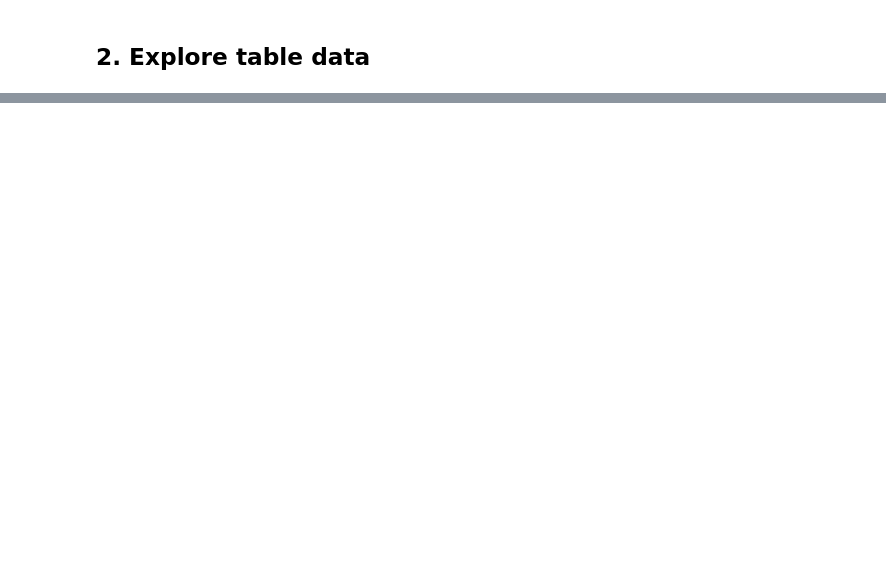
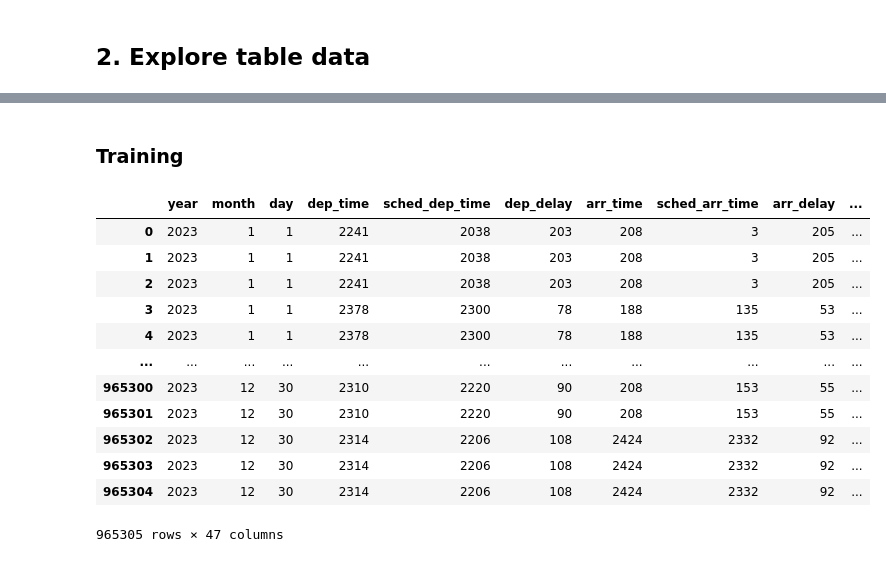
Before and after one commit to nekitivlev/DataAnalyticsProject, a Jupyter notebook: data_analytics_task.ipynb, the cells around one changed output, grey strips where cells are left out. Drawn from its saved outputs; the diff is of its cells as text; code cells hidden in the pictures; blank space fills up the shorter version.

Commit message:
added training

```diff
--- a/data_analytics_task.ipynb
+++ b/data_analytics_task.ipynb
@@ -29,26 +29,30 @@ Weather shape: (26204, 16)
 # %%
+def col_filna(col):
+    return col.fillna(col[~col.isna()].astype(str).str.replace(',', '.').astype('float').mean())
+
+
 def clean_airports(df):
     # Drop rows with missing data since there is little of them
-    df = df.dropna()
     df['faa'] = df['faa'].astype(str)
     df['name'] = df['name'].astype(str)
     df['lat'] = df['lat'].astype(str).str.replace(',', '.').astype(float)
     df['lon'] = df['lon'].astype(str).str.replace(',', '.').astype(float)
     df['alt'] = df['alt'].astype(str).str.replace(',', '.').astype(float)
-    df['tz'] = df['tz'].astype(int)
+    df['tz'] = col_filna(df['tz']).astype(int)
     df['dst'] = df['dst'].astype(str)
     df['tzone'] = df['tzone'].astype(str)
     return df
 
 
 def clean_flights(df):
-    df = df.dropna()
     df['year'] = df['year'].astype(int)
     df['month'] = df['month'].astype(int)
     df['day'] = df['day'].astype(int)
     df['sched_dep_time'] = df['sched_dep_time'].astype(int)
-    df['dep_delay'] = df['dep_delay'].astype(int)
+    df['dep_delay'] = col_filna(df['dep_delay']).astype(int)
+    df['air_time'] = col_filna(df['air_time']).astype(str).str.replace(',', '.').astype(float)
     df['sched_arr_time'] = df['sched_arr_time'].astype(int)
+    df = df.dropna()
     df['arr_delay'] = df['arr_delay'].astype(int)
 
     # Data in dep_time and arr_time is corrupted due to not taking into account departing/arriving on the next day
@@ -60,7 +64,6 @@ def clean_flights(df):
     df['tailnum'] = df['tailnum'].astype(str)
     df['origin'] = df['origin'].astype(str)
     df['dest'] = df['dest'].astype(str)
-    df['air_time'] = df['air_time'].astype(str).str.replace(',', '.').astype(float)
     df['distance'] = df['distance'].astype(str).str.replace(',', '.').astype(float)
     df['hour'] = df['hour'].astype(int)
     df['minute'] = df['minute'].astype(int)
@@ -69,9 +72,8 @@ def clean_flights(df):
 
 
 def clean_planes(df):
-    df = df.dropna()
     df['tailnum'] = df['tailnum'].astype(str)
-    df['year'] = df['year'].astype(int)
+    df['year'] = col_filna(df['year']).astype(int)
     df['type'] = df['type'].astype(str)
     df['manufacturer'] = df['manufacturer'].astype(str)
     df['model'] = df['model'].astype(str)
@@ -87,16 +89,16 @@ def clean_weather(df):
     # The number of non-NA fields is too small to conclude anything, so we are dropping them
     df = df.drop(columns=['temp', 'dewp', 'humid', 'precip', 'pressure'])
 
-    df = df.dropna()
     df['year'] = df['year'].astype(int)
     df['month'] = df['month'].astype(int)
     df['day'] = df['day'].astype(int)
     df['hour'] = df['hour'].astype(int)
-    df['wind_dir'] = df['wind_dir'].astype(int)
-    df['wind_speed'] = df['wind_speed'].astype(str).str.replace(',', '.').astype(float)
-    df['wind_gust'] = df['wind_gust'].astype(str).str.replace(',', '.').astype(float)
-    df['visib'] = df['visib'].astype(str).str.replace(',', '.').astype(float)
+    df['wind_dir'] = col_filna(df['wind_dir']).astype(int)
+    df['wind_speed'] = col_filna(df['wind_speed']).astype(str).str.replace(',', '.').astype(float)
+    df['wind_gust'] = col_filna(df['wind_gust']).astype(str).str.replace(',', '.').astype(float)
+    df['visib'] = col_filna(df['visib']).astype(str).str.replace(',', '.').astype(float)
     df['time_hour'] = pd.to_datetime(df['time_hour'], errors='coerce')
+    df = df.dropna()
     return df
 # %%
 airports_cleaned = clean_airports(airports)
@@ -317,0 +359,23 @@ Accuracy: 0.16956956956956956
+# %% [markdown]
+### Training
+# %%
+data = flights_cleaned.\
+    merge(airports_cleaned.rename(columns={'faa': 'origin'}), on='origin', suffixes=('', '_origin')).\
+    merge(airports_cleaned.rename(columns={'faa': 'dest'}), on='dest', suffixes=('', '_dest')).\
+    merge(planes_cleaned, on='tailnum', suffixes=('', '_plane')).\
+    merge(weather_cleaned, on=['time_hour', 'year', 'month', 'day'], suffixes=('', '_weather'))
+data
+# %% [output]
+|  | year | month | day | dep_time | sched_dep_time | dep_delay | arr_time | sched_arr_time | arr_delay | ... |
+| 0 | 2023 | 1 | 1 | 2241 | 2038 | 203 | 208 | 3 | 205 | ... |
+| 1 | 2023 | 1 | 1 | 2241 | 2038 | 203 | 208 | 3 | 205 | ... |
+| 2 | 2023 | 1 | 1 | 2241 | 2038 | 203 | 208 | 3 | 205 | ... |
+| 3 | 2023 | 1 | 1 | 2378 | 2300 | 78 | 188 | 135 | 53 | ... |
+| 4 | 2023 | 1 | 1 | 2378 | 2300 | 78 | 188 | 135 | 53 | ... |
+| ... | ... | ... | ... | ... | ... | ... | ... | ... | ... | ... |
+| 965300 | 2023 | 12 | 30 | 2310 | 2220 | 90 | 208 | 153 | 55 | ... |
+| 965301 | 2023 | 12 | 30 | 2310 | 2220 | 90 | 208 | 153 | 55 | ... |
+| 965302 | 2023 | 12 | 30 | 2314 | 2206 | 108 | 2424 | 2332 | 92 | ... |
+| 965303 | 2023 | 12 | 30 | 2314 | 2206 | 108 | 2424 | 2332 | 92 | ... |
+| 965304 | 2023 | 12 | 30 | 2314 | 2206 | 108 | 2424 | 2332 | 92 | ... |
+965305 rows × 47 columns
```
Also changed, not shown: parts of 38 cells of this notebook.
